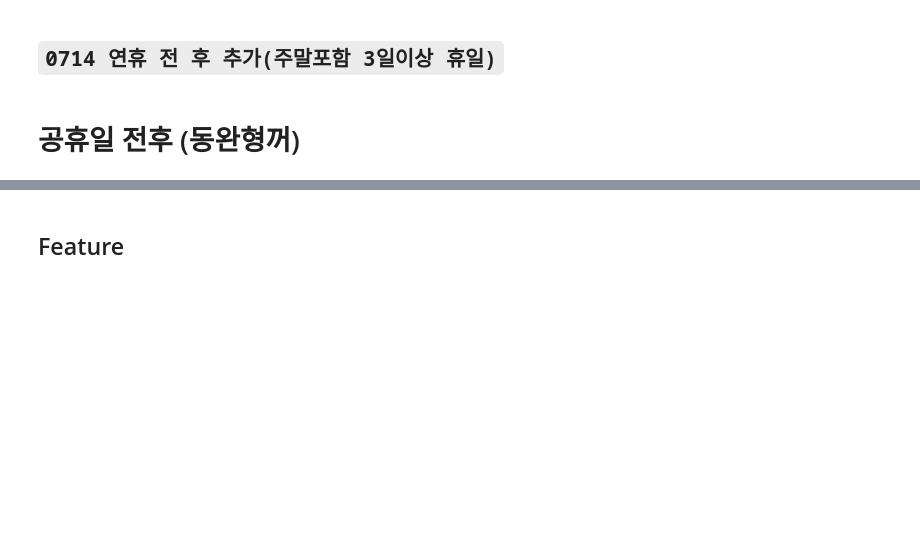
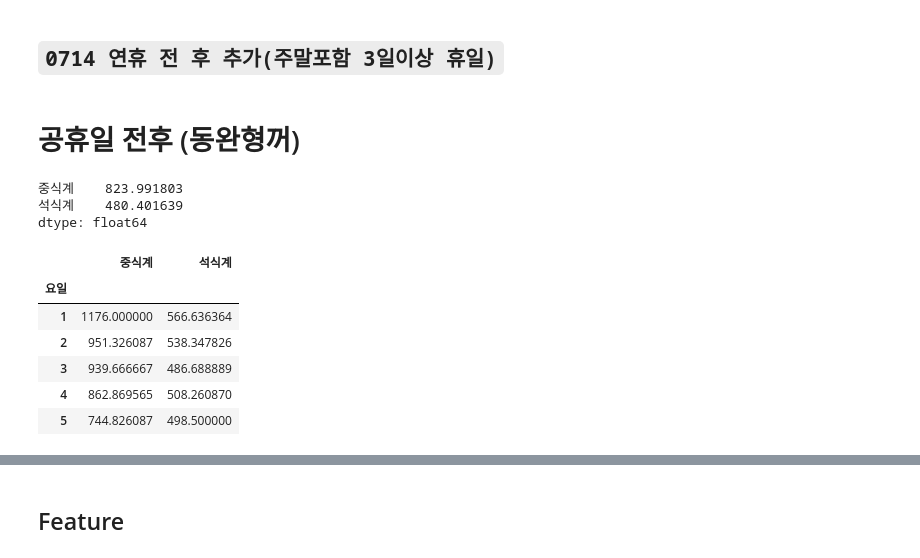
Before and after one commit to JBNU-JBIG/DACON-The_number_of_diners_in_the_cafeteria_Prediction, a Jupyter notebook: 0716 CatboostCategory.ipynb, the cells around one changed output, grey strips where cells are left out. Saved outputs shown, nothing was run; the diff lists cells and outputs as text; code cells hidden in the pictures; blank space fills up the shorter version.

```diff
--- a/0716 CatboostCategory.ipynb
+++ b/0716 CatboostCategory.ipynb
@@ -18,8 +18,8 @@ train = pd.read_csv('G:\내 드라이브\Github\Dacon_Prediction-of-number-AI/tr
 test = pd.read_csv('G:\내 드라이브\Github\Dacon_Prediction-of-number-AI/test.csv')
 submission = pd.read_csv('G:\내 드라이브\Github\Dacon_Prediction-of-number-AI/sample_submission.csv')
 
-# temp = pd.read_csv('G:\내 드라이브\Github\Dacon_Prediction-of-number-AI/진주체감온도.csv')
-# rain = pd.read_csv(('G:\내 드라이브\Github\Dacon_Prediction-of-number-AI/진주강수.csv'))
+
+train['요일'][573]='금' # 데이터 오류 수정
 # %%
 drops = ['조식메뉴', '중식메뉴', '석식메뉴']
 
@@ -94,14 +94,14 @@ test['일자'] = pd.to_datetime(test['일자'])
 
 print(train['일자'])
 
-# train['년'] = train['일자'].dt.year
+train['년'] = train['일자'].dt.year
 train['월'] = train['일자'].dt.month
 train['일'] = train['일자'].dt.day
 # train['주'] = train['일자'].dt.isocalendar().week
 # train['요일'] = train['일자'].dt.weekday
 
 
-# test['년'] = test['일자'].dt.year
+test['년'] = test['일자'].dt.year
 test['월'] = test['일자'].dt.month
 test['일'] = test['일자'].dt.day
 # test['주'] = test['일자'].dt.isocalendar().week
@@ -638,3 +634,19 @@ train['공휴일전후'][1187] = 1
 
 test['공휴일전후'][10] = 2
 test['공휴일전후'][20] = 0 # 연휴랑 겹쳐서 뺌
+# %%
+train.query('요일==4')[['일자','중식계','석식계']].mean()
+# %% [output]
+중식계    823.991803
+석식계    480.401639
+dtype: float64
+# %%
+train.query('년==2016').groupby('요일').mean()[['중식계','석식계']]
+# %% [output]
+|  | 중식계 | 석식계 |
+| 요일 |  |  |
+| 1 | 1176.000000 | 566.636364 |
+| 2 | 951.326087 | 538.347826 |
+| 3 | 939.666667 | 486.688889 |
+| 4 | 862.869565 | 508.260870 |
+| 5 | 744.826087 | 498.500000 |
```
Also changed, not shown: parts of 7 cells of this notebook, 1 other file.
